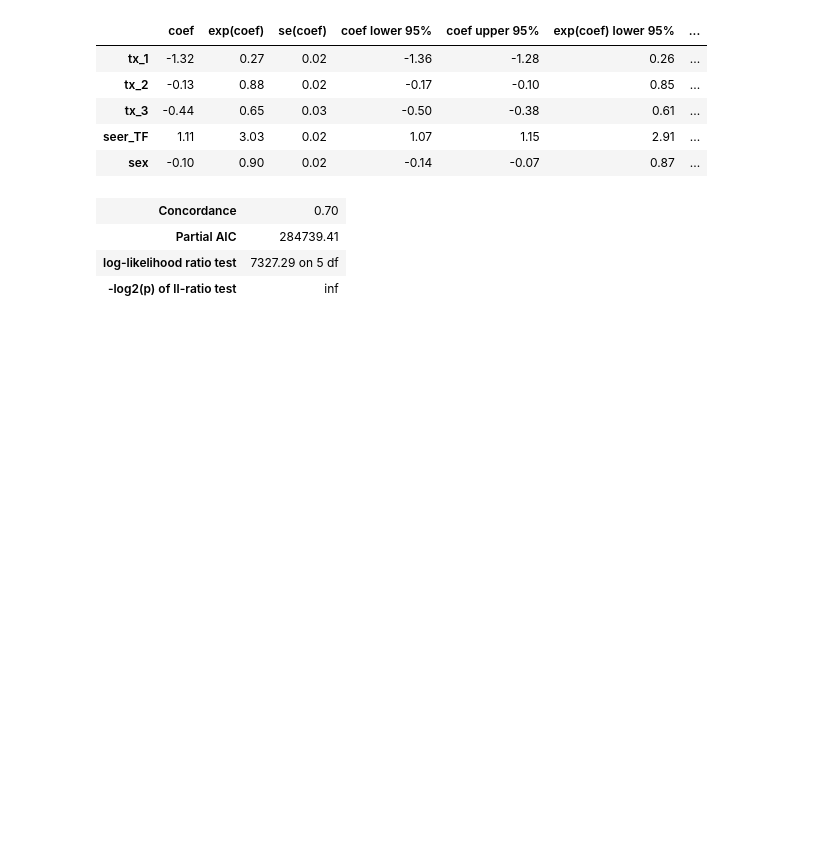
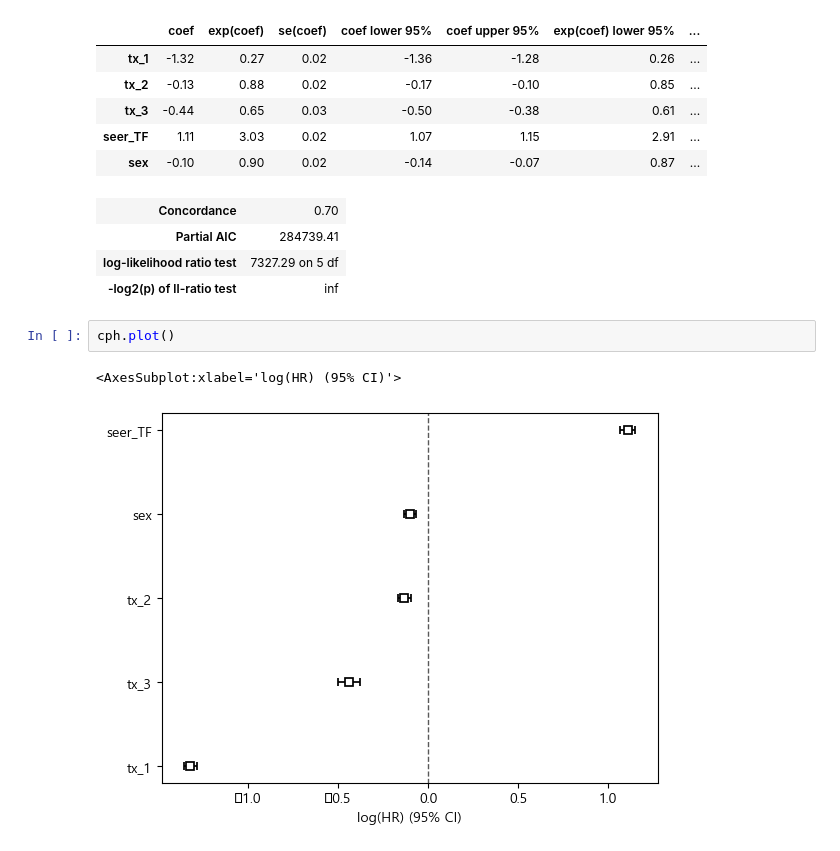
Before and after one commit to dohunhyeong/Busan_cancer_surv_analysis, a Jupyter notebook: SURVIVAL_COLON.ipynb, the cells around one changed output. Cells and saved outputs as stored; diff of their text form; blank space fills up the shorter version.

```diff
--- a/SURVIVAL_COLON.ipynb
+++ b/SURVIVAL_COLON.ipynb
@@ -95,3 +95,8 @@ cph.print_summary()
 | Partial AIC | 284739.41 |
 | log-likelihood ratio test | 7327.29 on 5 df |
 | -log2(p) of ll-ratio test | inf |
+# %%
+cph.plot()
+# %% [output]
+<AxesSubplot:xlabel='log(HR) (95% CI)'>
+[figure, added]
```
Also changed, not shown: parts of 4 cells of this notebook.
